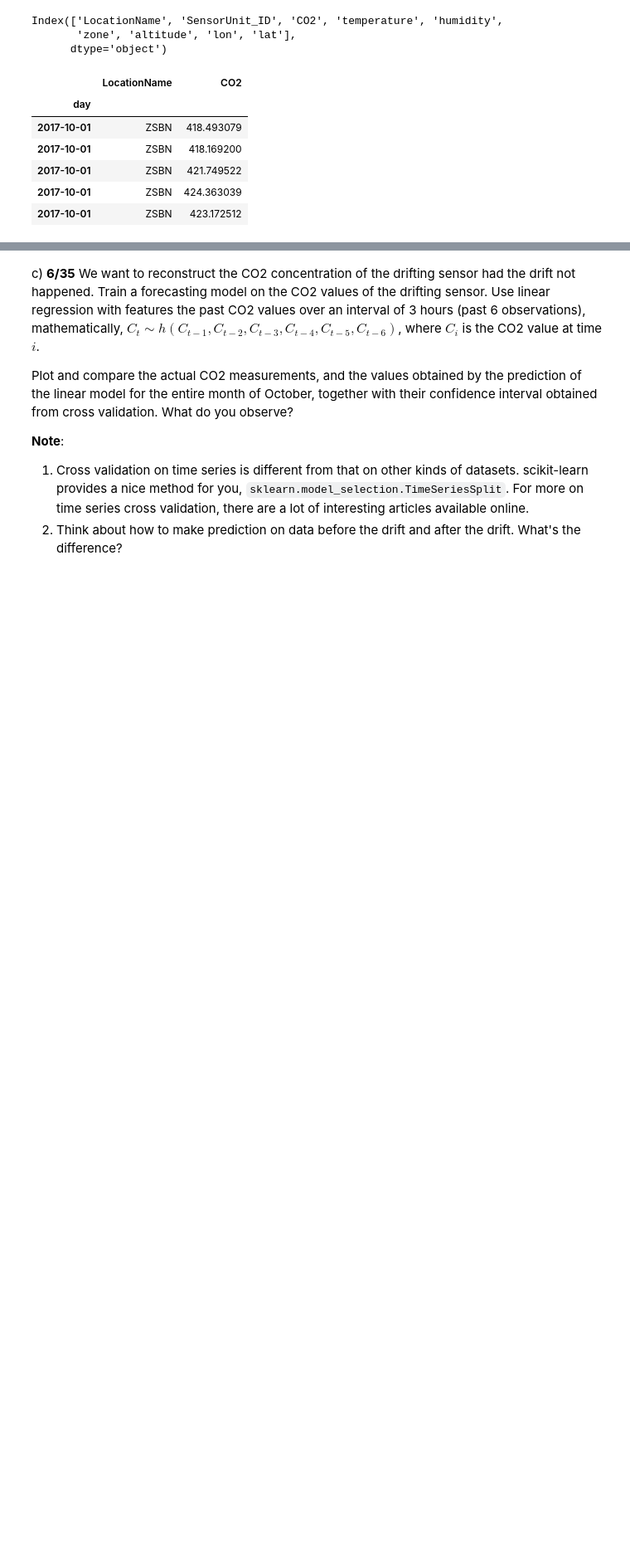
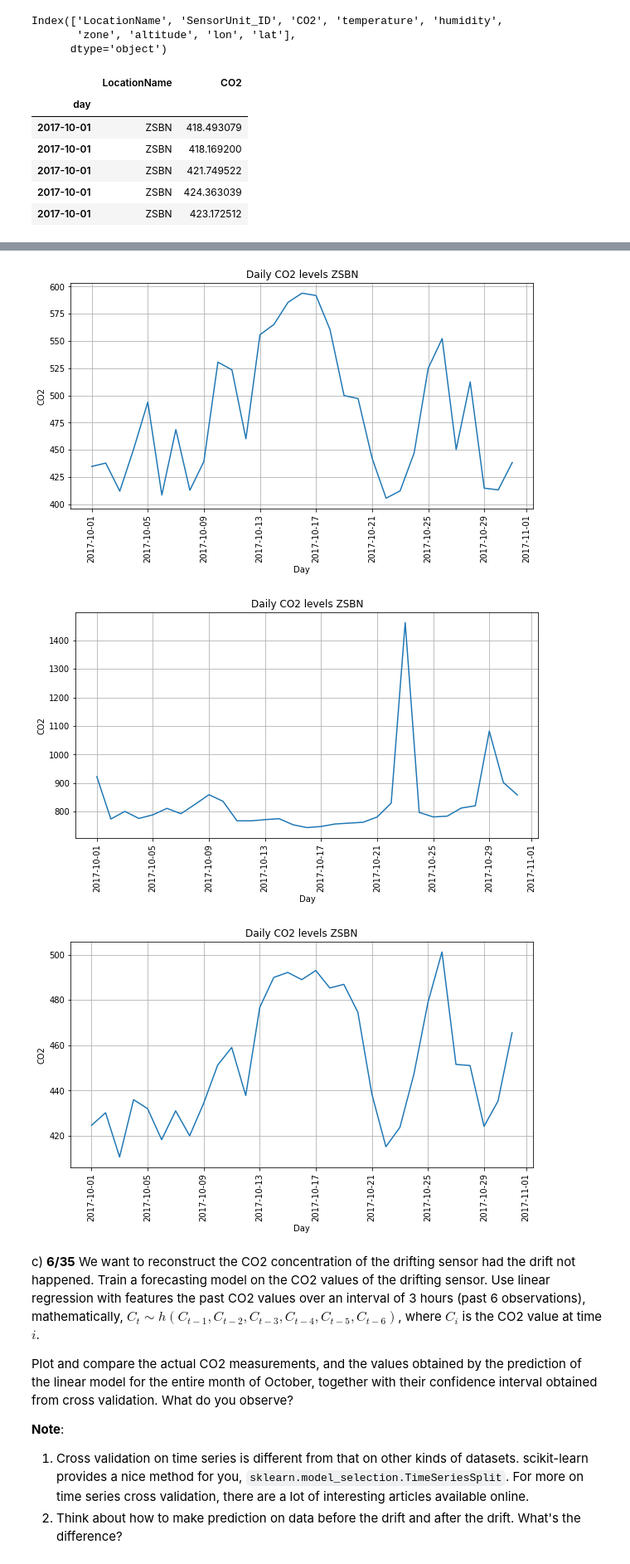
Before and after one commit to FurkanKarakas/dslab-homework-2, a Jupyter notebook: notebooks/DSLab_homework-2.ipynb, the cells around one changed output, grey strips where cells are left out. Shown at 83% size. Cells and saved outputs as stored; diff of their text form; code cells hidden in the pictures; blank space fills up the shorter version.

Commit message:
added randomly selected co2 sensors for 3b

```diff
--- a/notebooks/DSLab_homework-2.ipynb
+++ b/notebooks/DSLab_homework-2.ipynb
@@ -416,3 +419,24 @@ plt.show()
+# %%
+
+locations = df_final["LocationName"].unique()[:-1]
+locations = random.sample(list(locations),3)
+locations
+for i, location in enumerate(locations):
+    df_co2_loc = df_co2[df_co2['LocationName'] == location]
+    df_days = df_co2_loc.assign(day = lambda x: x.index.date).set_index("day")
+    df_grouped = df_days.groupby(['day']).mean()
+    plt.figure(figsize=(10,5))
+    plt.plot(df_grouped)
+    plt.xlabel("Day")
+    plt.ylabel("CO2")
+    plt.title('Daily CO2 levels ZSBN')
+    plt.xticks(rotation=90)
+    plt.grid(True)
+    plt.show()
+# %% [output]
+[figure, added]
+[figure, added]
+[figure, added]
 # %% [markdown]
 c) **6/35** We want to reconstruct the CO2 concentration of the drifting sensor had the drift not happened. Train a forecasting model on the CO2 values of the drifting sensor. Use linear regression with features the past CO2 values over an interval of 3 hours (past 6 observations), mathematically, $C_t \sim h(C_{t-1}, C_{t-2}, C_{t-3}, C_{t-4}, C_{t-5}, C_{t-6})$, where $C_i$ is the CO2 value at time $i$.
 
```
Also changed, not shown: parts of 3 cells of this notebook.
